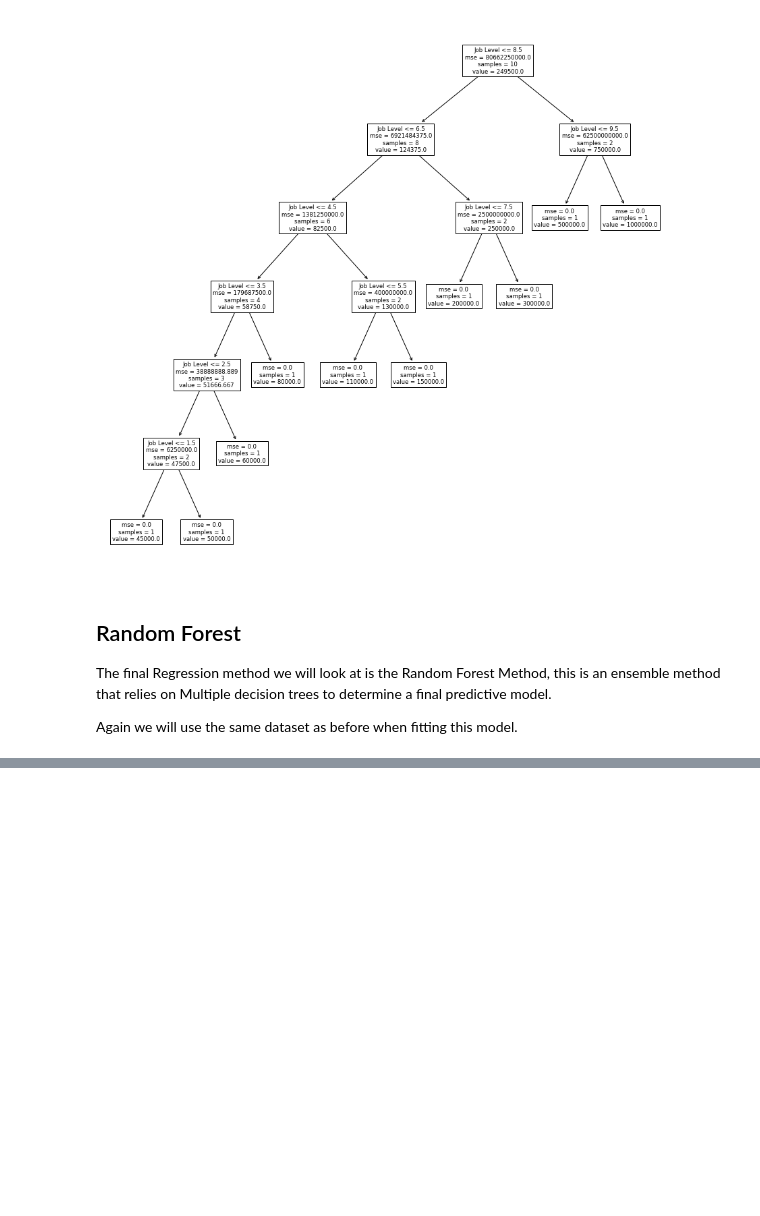
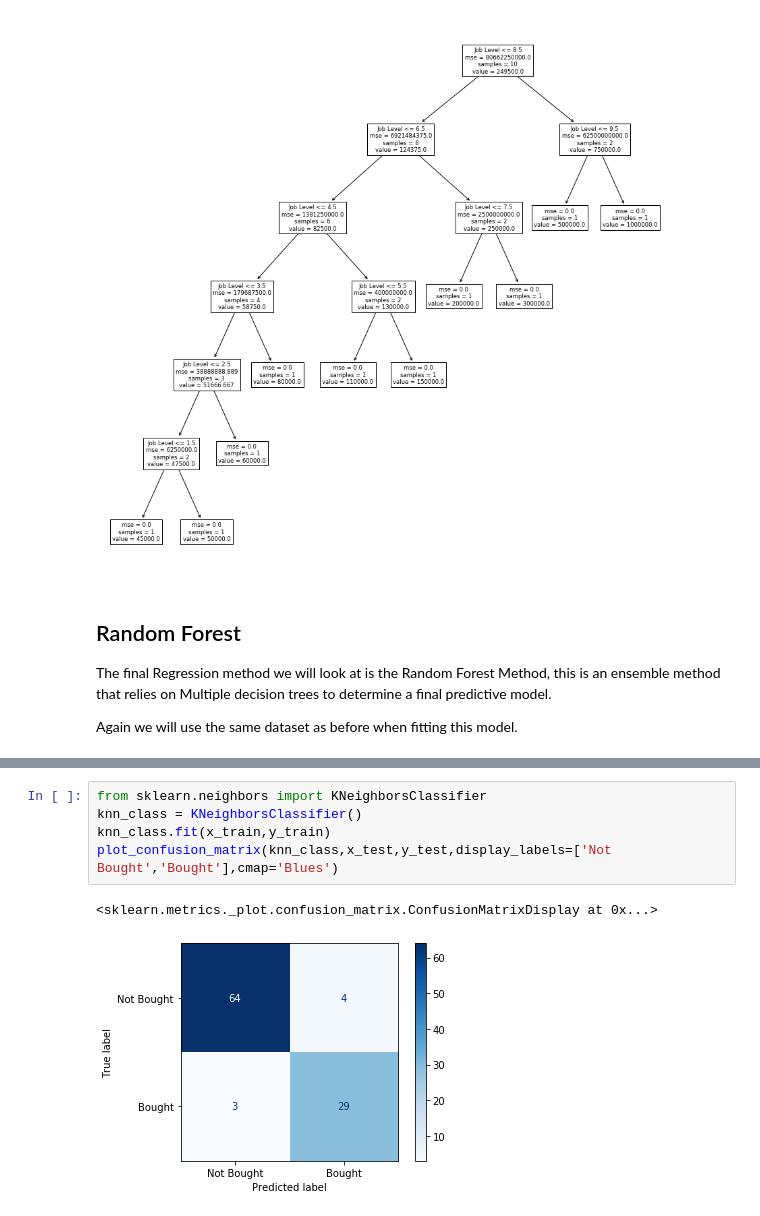
Before and after one commit to Poissonza/Python-Tutorial-Notes, a Jupyter notebook: 2_1 SKLearn Machine Learning.ipynb, the cells around one changed output, grey strips where cells are left out. Saved outputs shown, nothing was run; the diff lists cells and outputs as text; blank space fills up the shorter version.

```diff
--- a/2 SKLearn Machine Learning.ipynb
+++ b/2_1 SKLearn Machine Learning.ipynb
@@ -347,0 +407,8 @@ plt.show()
+# %%
+from sklearn.neighbors import KNeighborsClassifier
+knn_class = KNeighborsClassifier()
+knn_class.fit(x_train,y_train)
+plot_confusion_matrix(knn_class,x_test,y_test,display_labels=['Not Bought','Bought'],cmap='Blues')
+# %% [output]
+<sklearn.metrics._plot.confusion_matrix.ConfusionMatrixDisplay at 0x...>
+[figure, added]
```
Also changed, not shown: parts of 14 cells of this notebook, 2 other files.
